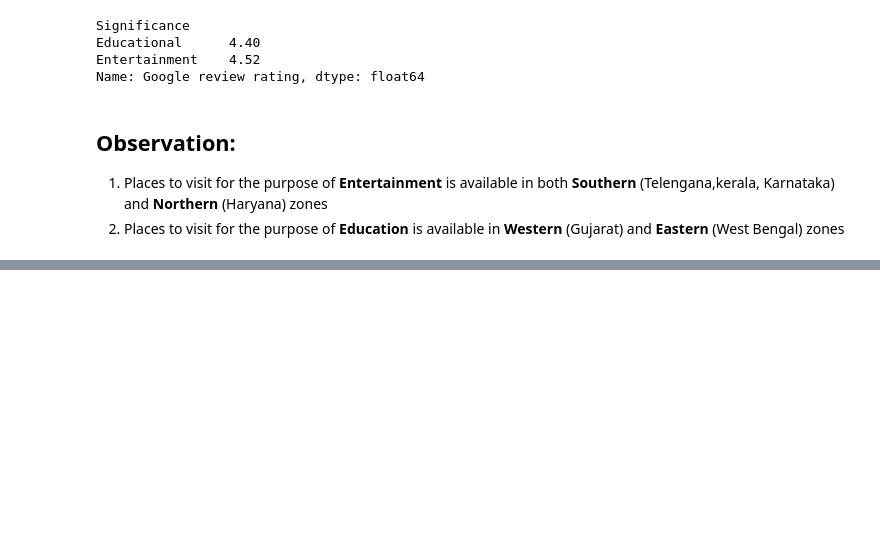
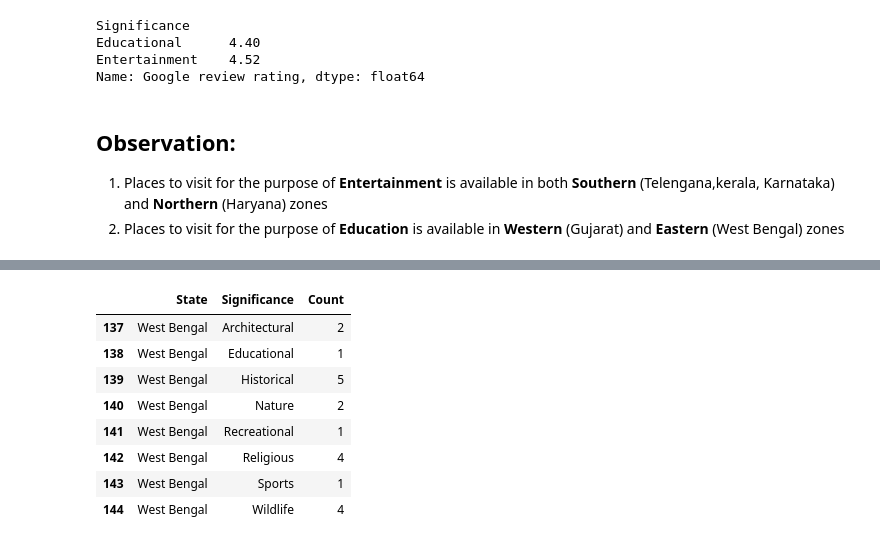
Before and after one commit to Banuvathyrr/Data-analysis-using-Python-on-Top-places-to-visit-in-India-, a Jupyter notebook: Exploratory data analysis on Top Indian places to visit-Copy1.ipynb, the cells around one changed output, grey strips where cells are left out. Cells and saved outputs as stored; diff of their text form; code cells hidden in the pictures; blank space fills up the shorter version.

```diff
--- a/Exploratory data analysis on Top Indian places to visit-Copy1.ipynb
+++ b/Exploratory data analysis on Top Indian places to visit-Copy1.ipynb
@@ -805,0 +852,12 @@ Name: Google review rating, dtype: float64
+# %%
+new_dataframe[new_dataframe['State']== 'West Bengal']
+# %% [output]
+|  | State | Significance | Count |
+| 137 | West Bengal | Architectural | 2 |
+| 138 | West Bengal | Educational | 1 |
+| 139 | West Bengal | Historical | 5 |
+| 140 | West Bengal | Nature | 2 |
+| 141 | West Bengal | Recreational | 1 |
+| 142 | West Bengal | Religious | 4 |
+| 143 | West Bengal | Sports | 1 |
+| 144 | West Bengal | Wildlife | 4 |
```
Also changed, not shown: parts of 6 cells of this notebook.
